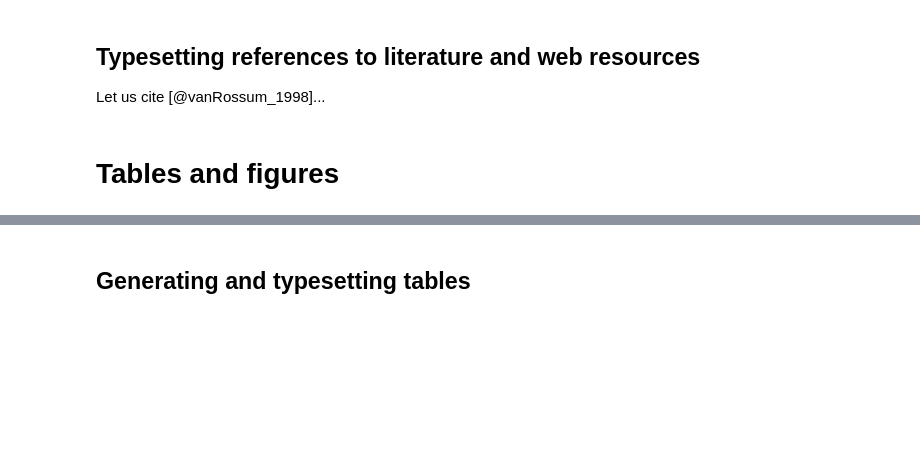
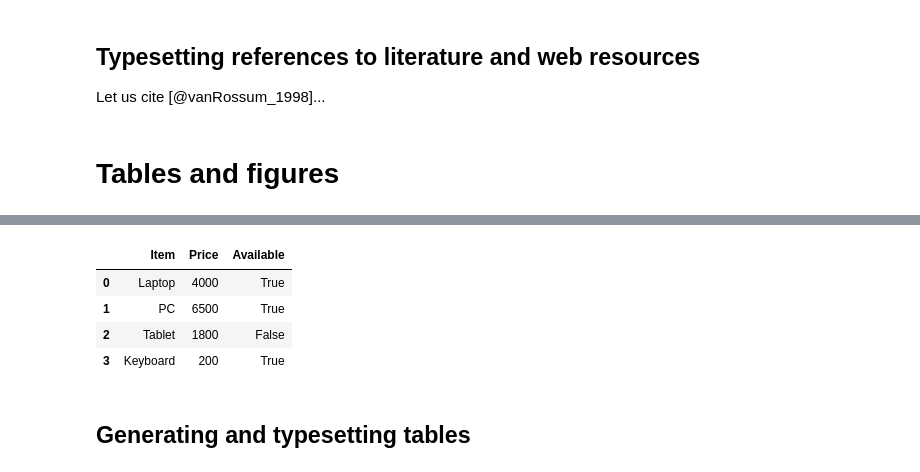
Before and after one commit to habemus-python/quarto-reproducible-thesis, a Jupyter notebook: thesis.ipynb, the cells around one changed output, grey strips where cells are left out. Cells and saved outputs as stored; diff of their text form; code cells hidden in the pictures; blank space fills up the shorter version.

```diff
--- a/thesis.ipynb
+++ b/thesis.ipynb
@@ -190,3 +265,21 @@ Let us cite [@vanRossum_1998]...
+# %%
+#| label: tbl-pickle-example
+#| tbl-cap: "Data from binary pickle (.pkl) file"
+
+# generating binary pickle file inside the notebook
+df_base.to_pickle("products.pkl")
+
+# loading data from binary pickle file with pandas
+df_pkl = pd.read_pickle("products.pkl")
+
+# automatic display as a table with pandas and quarto
+df_pkl
+# %% [output]
+|  | Item | Price | Available |
+| 0 | Laptop | 4000 | True |
+| 1 | PC | 6500 | True |
+| 2 | Tablet | 1800 | False |
+| 3 | Keyboard | 200 | True |
 # %% [markdown]
 ## Generating and typesetting tables
 # %% [markdown]
```
Also changed, not shown: parts of 11 cells of this notebook.
